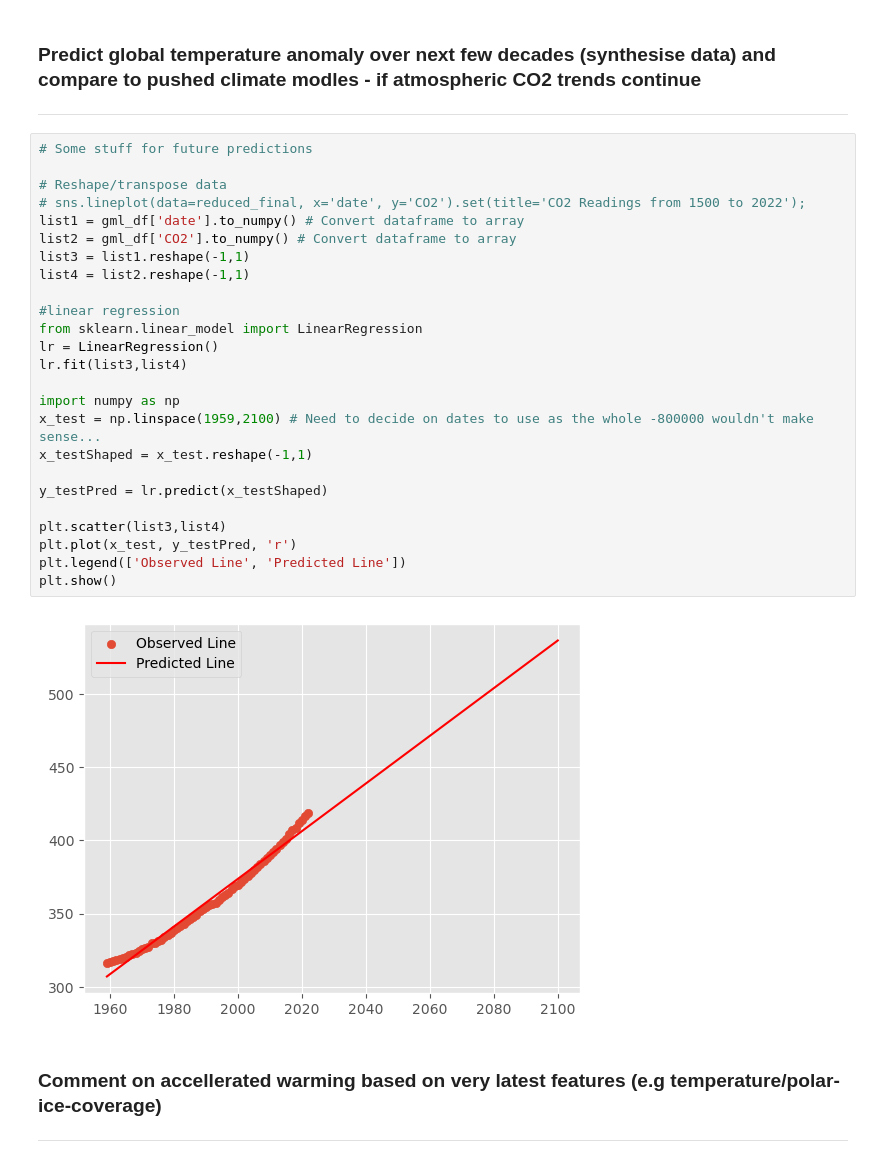
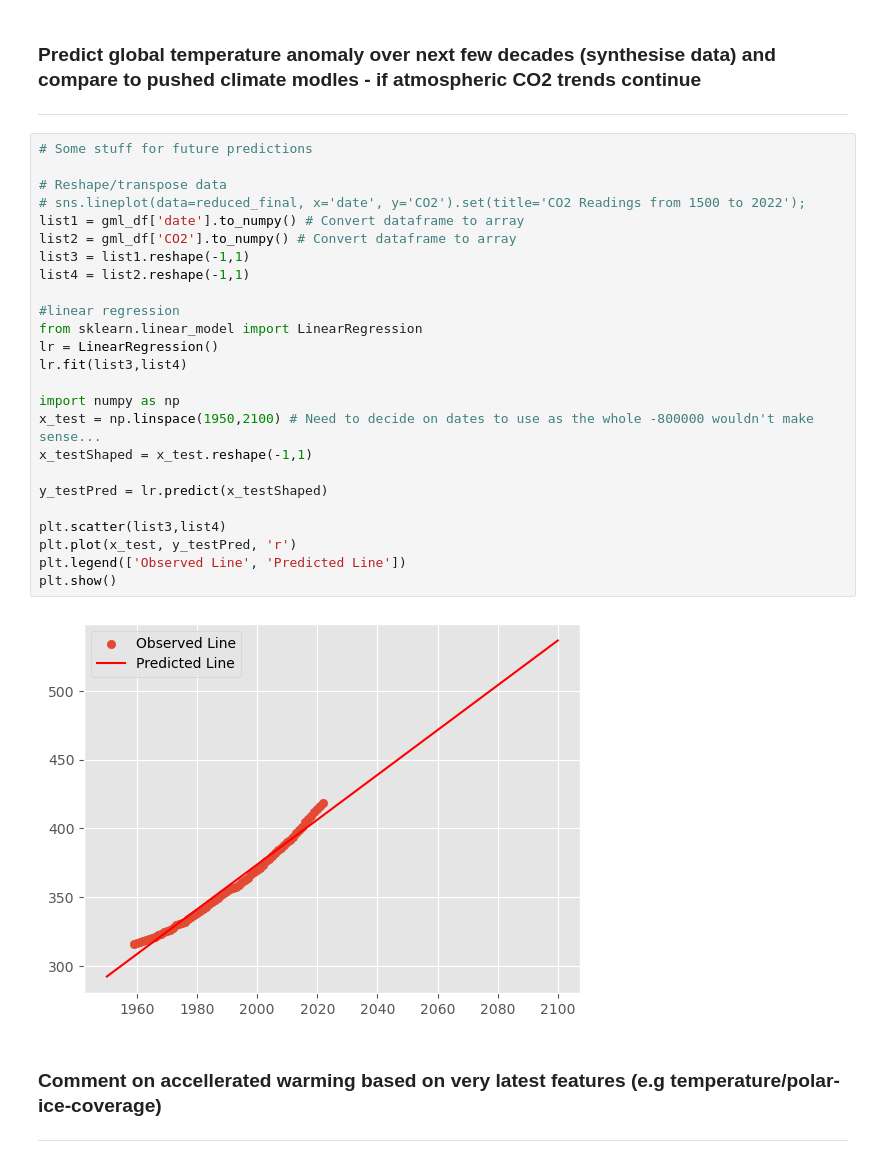
Before and after one commit to PeeBs68/prog_da_project2, a Jupyter notebook: project2.ipynb, the cells around one changed output. Drawn from its saved outputs; the diff is of its cells as text.

```diff
--- a/project2.ipynb
+++ b/project2.ipynb
@@ -364,30 +374,30 @@ temp_final_df.to_json(FILENAME, index = True)
 # %%
 # Some stuff for future predictions
 
 # Reshape/transpose data
 # sns.lineplot(data=reduced_final, x='date', y='CO2').set(title='CO2 Readings from 1500 to 2022');
 list1 = gml_df['date'].to_numpy() # Convert dataframe to array
 list2 = gml_df['CO2'].to_numpy() # Convert dataframe to array
 list3 = list1.reshape(-1,1)
 list4 = list2.reshape(-1,1)
 
 #linear regression
 from sklearn.linear_model import LinearRegression
 lr = LinearRegression()
 lr.fit(list3,list4)
 
 import numpy as np
-x_test = np.linspace(1959,2100) # Need to decide on dates to use as the whole -800000 wouldn't make sense...
+x_test = np.linspace(1950,2100) # Need to decide on dates to use as the whole -800000 wouldn't make sense...
 x_testShaped = x_test.reshape(-1,1)
 
 y_testPred = lr.predict(x_testShaped)
 
 plt.scatter(list3,list4)
 plt.plot(x_test, y_testPred, 'r')
 plt.legend(['Observed Line', 'Predicted Line'])
 plt.show()
 # %% [output]
-[figure, old version]
+[figure, new version]
 # %% [markdown]
 ### Comment on accellerated warming based on very latest features (e.g temperature/polar-ice-coverage)
 
```
Also changed, not shown: parts of 8 cells of this notebook.
